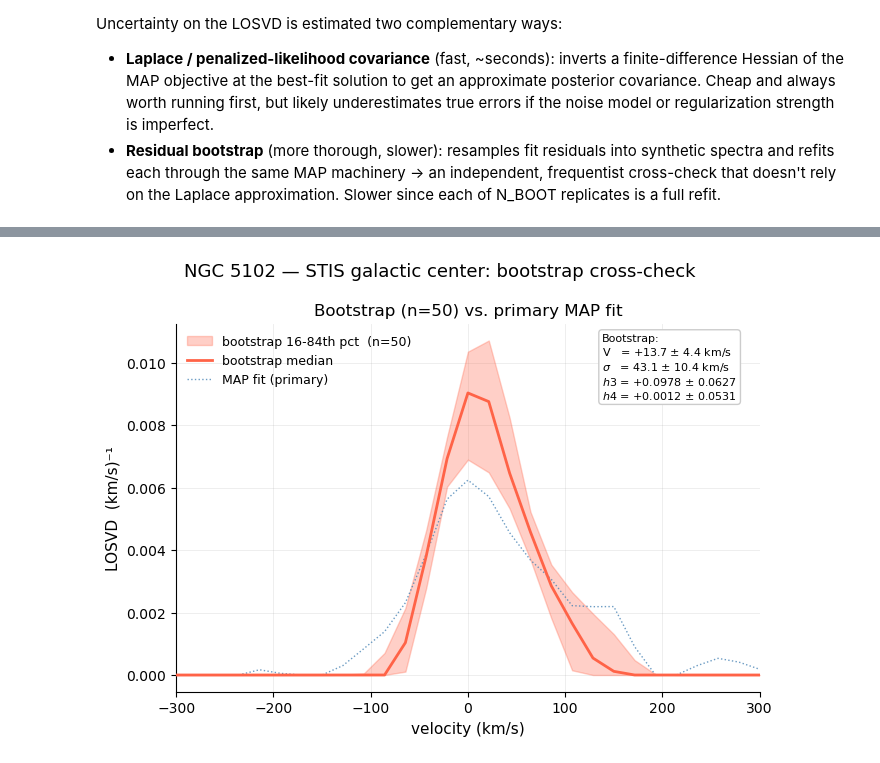
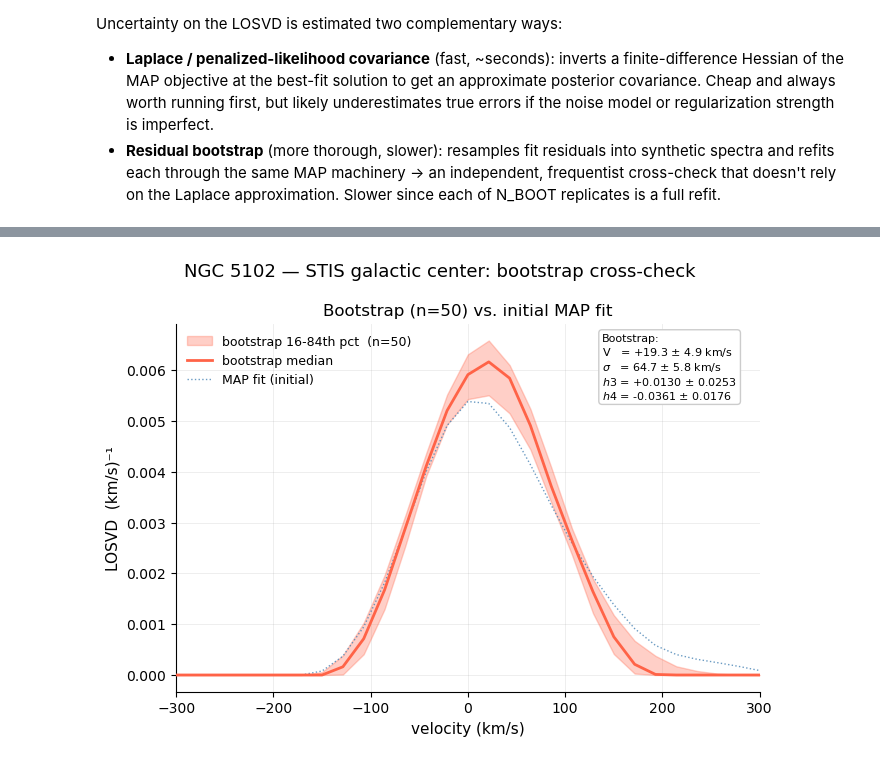
Before and after one commit to thomas-k-waters/kinextract, a Jupyter notebook: examples/notebooks/04_real_data_stis.ipynb, the cells around one changed output, grey strips where cells are left out. Cells and saved outputs as stored; diff of their text form; code cells hidden in the pictures.

```diff
--- a/examples/notebooks/04_real_data_stis.ipynb
+++ b/examples/notebooks/04_real_data_stis.ipynb
@@ -103,7 +105,7 @@ cfg = FitConfig(
     use_spectrum_errors   = False,         # per-pixel errors not available
     xlam_auto             = True,
     xlam_criterion        = 'roughness',   # Allows us to control how smooth the LOSVD is; 'roughness' is a good default for real data
-    xlam_smooth_threshold = 0.20,          # Controls how smooth the LOSVD is; smaller = smoother. Default is 0.25.
+    xlam_smooth_threshold = 0.15,          # Controls how smooth the LOSVD is; smaller = smoother. Default is 0.25.
     sigl                  = 100.0,
     clean                 = True,
     clean_ca_half_width   = 8.0,
@@ -287,33 +265,33 @@ b_trap   = trapezoid(b, st.xl)
 b_norm   = b / b_trap
 
 bs       = np.array(boot['b_samples'])
 bs_traps = np.array([trapezoid(s, st.xl) for s in bs])[:, np.newaxis]
 bs       = bs / bs_traps
 b_median = np.median(bs, axis=0)
 b_lo     = np.maximum(np.percentile(bs, 16, axis=0), 0.0)
 b_hi     = np.percentile(bs, 84, axis=0)
 gh_med   = fit_losvd_gauss_hermite(st.xl, b_median, fit_h3h4=True)
 
 ax.fill_between(st.xl, b_lo, b_hi, alpha=0.30, color='tomato',
                 label=f'bootstrap 16-84th pct  (n={N_BOOT})')
 ax.plot(st.xl, b_median, lw=2.0, color='tomato', zorder=5, label='bootstrap median')
-ax.plot(st.xl, b_norm, lw=1.0, ls=':', color='steelblue', alpha=0.8, label='MAP fit (primary)')
+ax.plot(st.xl, b_norm, lw=1.0, ls=':', color='steelblue', alpha=0.8, label='MAP fit (initial)')
 
 ax.text(0.73, 0.79,
         f"Bootstrap:\n"
         fr"V   = {gh_med['vherm']:+.1f} $\pm$ {gh_err.get('gh_vherm', float('nan')):.1f}" + " km/s\n"
         fr"$\sigma$   = {gh_med['sherm']:.1f} $\pm$ {gh_err.get('gh_sherm', float('nan')):.1f}" + " km/s\n"
         fr"$h3$ = {gh_med['h3']:+.4f} $\pm$ {gh_err.get('gh_h3', float('nan')):.4f}" + "\n"
         fr"$h4$ = {gh_med['h4']:+.4f} $\pm$ {gh_err.get('gh_h4', float('nan')):.4f}",
         transform=ax.transAxes, fontsize=8, ha='left', va='bottom',
         bbox=dict(boxstyle='round', facecolor='white', alpha=1.0, edgecolor='0.8'))
 
 ax.set_xlabel('velocity (km/s)'); ax.set_ylabel('LOSVD  (km/s)⁻¹')
-ax.set_title(f'Bootstrap (n={N_BOOT}) vs. primary MAP fit')
+ax.set_title(f'Bootstrap (n={N_BOOT}) vs. initial MAP fit')
 ax.legend(fontsize=9, loc='upper left', framealpha=1.0, facecolor='white').set_zorder(20)
 ax.set_xlim(cfg.losvd_vmin, cfg.losvd_vmax)
 
 plt.tight_layout()
 plt.show()
 # %% [output]
-[figure, old version]
+[figure, new version]
```
Also changed, not shown: parts of 6 cells of this notebook, 9 other files.
